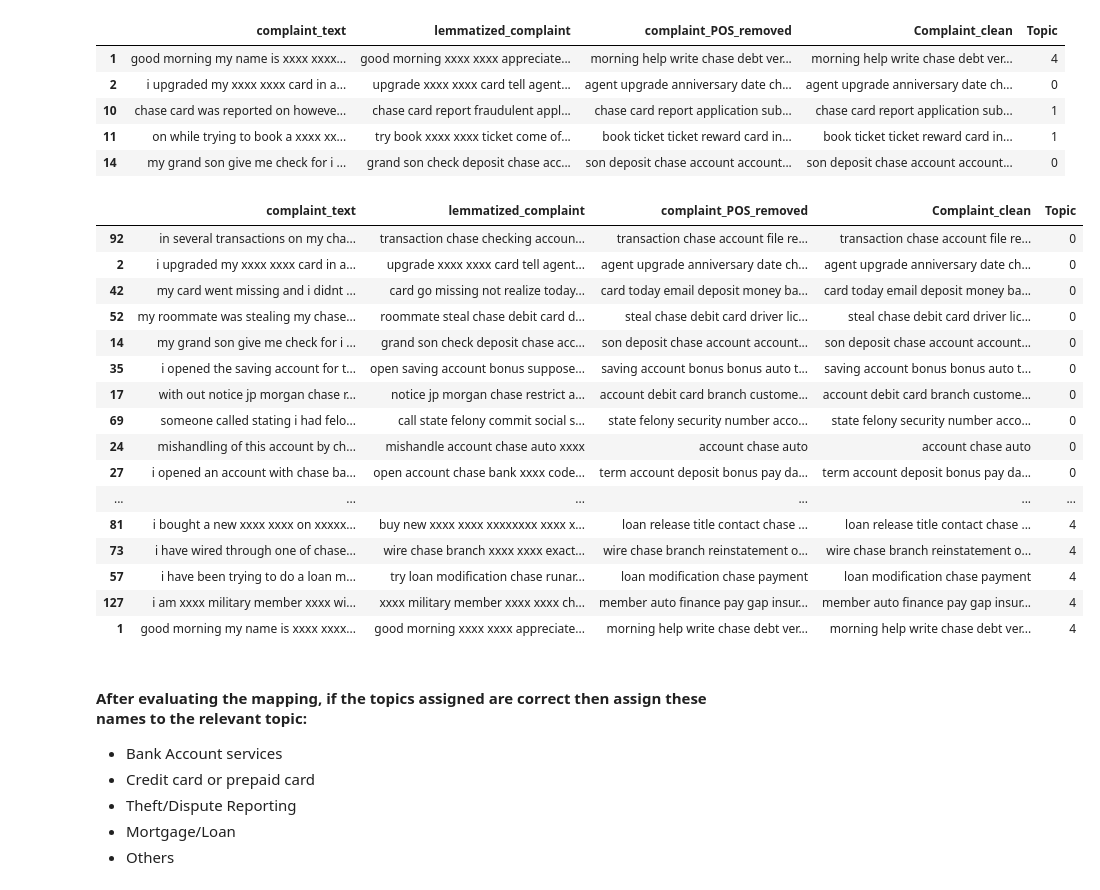
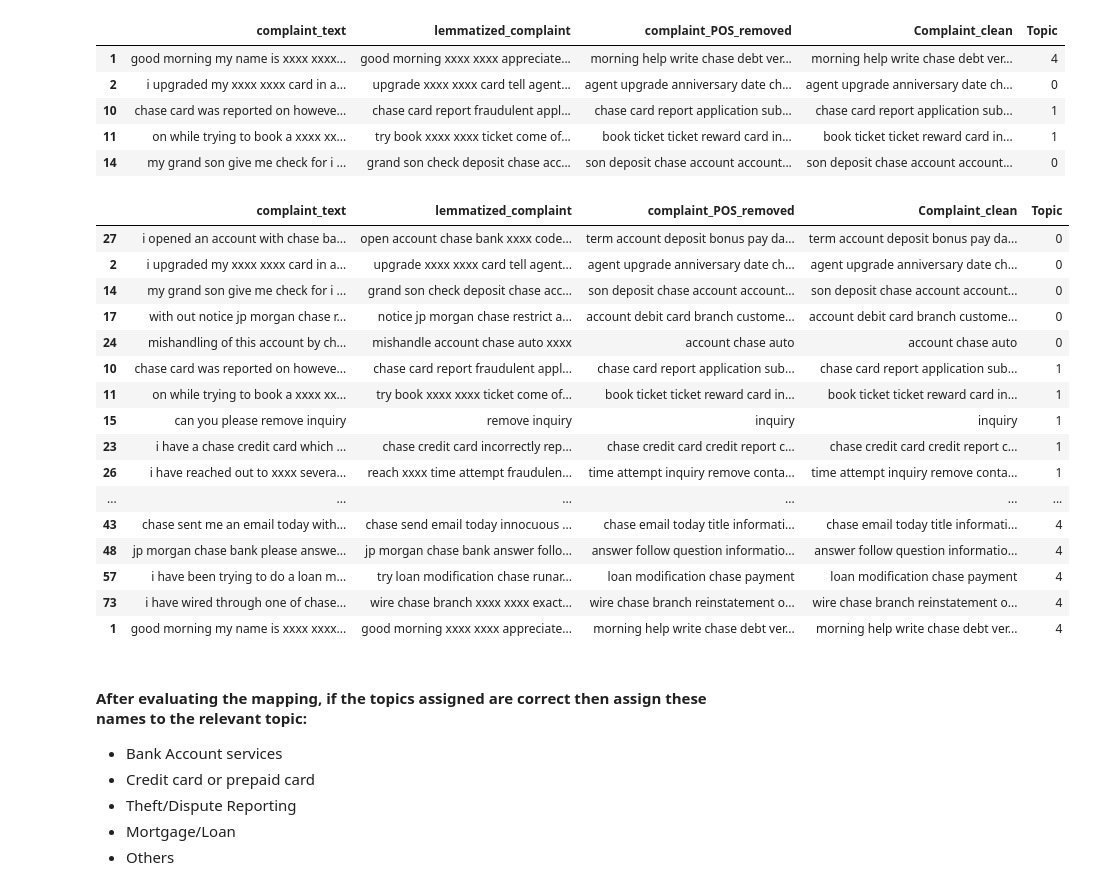
Before and after one commit to sivaprasadt246/Automatic_Ticket_Classification_Assignment, a Jupyter notebook: Automatic_Ticket_Classification_Assignment.ipynb, the cells around one changed output. Cells and saved outputs as stored; diff of their text form; code cells hidden in the pictures.

```diff
--- a/Automatic_Ticket_Classification_Assignment.ipynb
+++ b/Automatic_Ticket_Classification_Assignment.ipynb
@@ -171,7 +212,7 @@ Once you have done these cleaning operations you need to perform the following:
 # Write your function here to clean the text and remove all the unnecessary elements.
 def clean_text(text):
     text = text.lower()  # Make the text lowercase
-    text = re.sub('\[.*\]','', text).strip() # Remove text in square brackets
+    text = re.sub('\[.*?\]','', text).strip() # Remove text in square brackets
     text = text.translate(str.maketrans('', '', string.punctuation)) # Remove punctuation
     text = re.sub('\S*\d\S*\s*','', text).strip()  # Remove words containing numbers
     return text.strip()
@@ -598,25 +619,25 @@ df_clean.head()
 | 14 | my grand son give me check for i ... | grand son check deposit chase acc... | son deposit chase account account... | son deposit chase account account... | 0 |
 # %%
 #Print the first 5 Complaint for each of the Topics
-temp=df_clean.groupby('Topic').head(10)
+temp=df_clean.groupby('Topic').head(5)
 temp.sort_values('Topic')
 # %% [output]
 |  | complaint_text | lemmatized_complaint | complaint_POS_removed | Complaint_clean | Topic |
-| 92 | in several transactions on my cha... | transaction chase checking accoun... | transaction chase account file re... | transaction chase account file re... | 0 |
+| 27 | i opened an account with chase ba... | open account chase bank xxxx code... | term account deposit bonus pay da... | term account deposit bonus pay da... | 0 |
 | 2 | i upgraded my xxxx xxxx card in a... | upgrade xxxx xxxx card tell agent... | agent upgrade anniversary date ch... | agent upgrade anniversary date ch... | 0 |
-| 42 | my card went missing and i didnt ... | card go missing not realize today... | card today email deposit money ba... | card today email deposit money ba... | 0 |
-| 52 | my roommate was stealing my chase... | roommate steal chase debit card d... | steal chase debit card driver lic... | steal chase debit card driver lic... | 0 |
 | 14 | my grand son give me check for i ... | grand son check deposit chase acc... | son deposit chase account account... | son deposit chase account account... | 0 |
-| 35 | i opened the saving account for t... | open saving account bonus suppose... | saving account bonus bonus auto t... | saving account bonus bonus auto t... | 0 |
 | 17 | with out notice jp morgan chase r... | notice jp morgan chase restrict a... | account debit card branch custome... | account debit card branch custome... | 0 |
-| 69 | someone called stating i had felo... | call state felony commit social s... | state felony security number acco... | state felony security number acco... | 0 |
 | 24 | mishandling of this account by ch... | mishandle account chase auto xxxx | account chase auto | account chase auto | 0 |
-| 27 | i opened an account with chase ba... | open account chase bank xxxx code... | term account deposit bonus pay da... | term account deposit bonus pay da... | 0 |
+| 10 | chase card was reported on howeve... | chase card report fraudulent appl... | chase card report application sub... | chase card report application sub... | 1 |
+| 11 | on while trying to book a xxxx xx... | try book xxxx xxxx ticket come of... | book ticket ticket reward card in... | book ticket ticket reward card in... | 1 |
+| 15 | can you please remove inquiry | remove inquiry | inquiry | inquiry | 1 |
+| 23 | i have a chase credit card which ... | chase credit card incorrectly rep... | chase credit card credit report c... | chase credit card credit report c... | 1 |
+| 26 | i have reached out to xxxx severa... | reach xxxx time attempt fraudulen... | time attempt inquiry remove conta... | time attempt inquiry remove conta... | 1 |
 | ... | ... | ... | ... | ... | ... |
-| 81 | i bought a new xxxx xxxx on xxxxx... | buy new xxxx xxxx xxxxxxxx xxxx x... | loan release title contact chase ... | loan release title contact chase ... | 4 |
+| 43 | chase sent me an email today with... | chase send email today innocuous ... | chase email today title informati... | chase email today title informati... | 4 |
+| 48 | jp morgan chase bank please answe... | jp morgan chase bank answer follo... | answer follow question informatio... | answer follow question informatio... | 4 |
+| 57 | i have been trying to do a loan m... | try loan modification chase runar... | loan modification chase payment | loan modification chase payment | 4 |
 | 73 | i have wired through one of chase... | wire chase branch xxxx xxxx exact... | wire chase branch reinstatement o... | wire chase branch reinstatement o... | 4 |
-| 57 | i have been trying to do a loan m... | try loan modification chase runar... | loan modification chase payment | loan modification chase payment | 4 |
-| 127 | i am xxxx military member xxxx wi... | xxxx military member xxxx xxxx ch... | member auto finance pay gap insur... | member auto finance pay gap insur... | 4 |
 | 1 | good morning my name is xxxx xxxx... | good morning xxxx xxxx appreciate... | morning help write chase debt ver... | morning help write chase debt ver... | 4 |
 # %% [markdown]
 #### After evaluating the mapping, if the topics assigned are correct then assign these names to the relevant topic:
```
Also changed, not shown: parts of 27 cells of this notebook.
